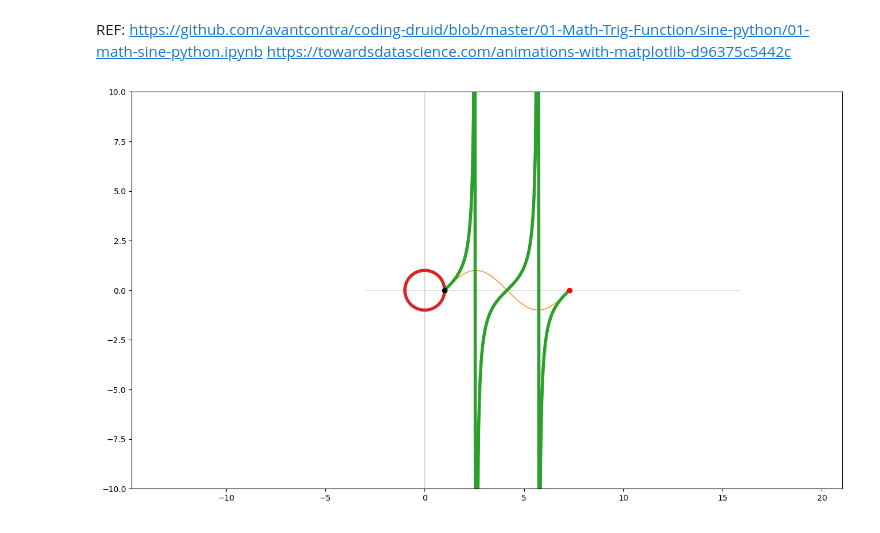
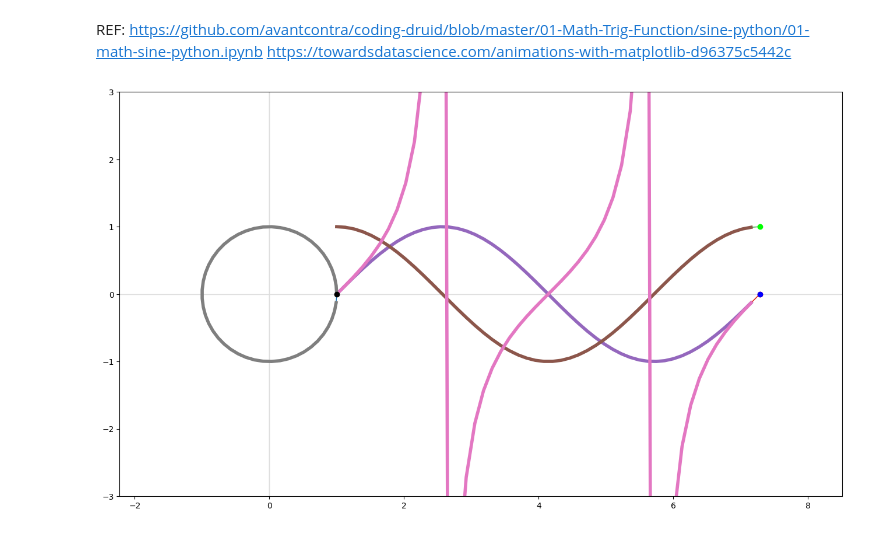
Before and after one commit to LeonMac/notebook, a Jupyter notebook: edu/triangle.ipynb, the cells around one changed output. Cells and saved outputs as stored; diff of their text form; code cells hidden in the pictures.

Commit message:
add cosin and tang

```diff
--- a/edu/triangle.ipynb
+++ b/edu/triangle.ipynb
@@ -32,48 +26,78 @@ import numpy as np
 import matplotlib.pyplot as plt
 import matplotlib.animation as animation
 from pylab import rcParams
+
+LIMIT = 3
+NUM   = 50
+INTV  = 200
+
 rcParams['figure.figsize'] = 16, 9
 
 fig, ax = plt.subplots(1,1)
 plt.axis('equal')
 
 # set x/y limit
 ax.set_xlim([0, 2*np.pi])
-ax.set_ylim([-10, 10])
+ax.set_ylim([-1*LIMIT, 1*LIMIT])
 
 # sine function plot
-x = np.linspace(0, 2*np.pi, 100)
-y = np.tan(x)
+x = np.linspace(0, 2*np.pi, NUM)
+sy = np.sin(x)
+cy = np.cos(x)
+ty = np.tan(x)
 
 # x axis path
-ax.plot(3*x - 3, 0*y, linewidth=1, color='#dddddd')
+ax.plot(3*x-3, 0*sy, linewidth=1, color='#dddddd')  # grey color
 # y axis path
-ax.plot(0*x, 2.5*y, linewidth=1, color='#dddddd')
+ax.plot(0*x, LIMIT*sy, linewidth=1, color='#dddddd')
 
 # unit circle path
 ax.plot(np.cos(x), np.sin(x), linewidth=1)
+
+x_axis = x + 1 # right shift 1 so not overlap with unit cicle
+
 # sine path
-ax.plot(x + 1, np.sin(x), linewidth=1)
+ax.plot(x_axis, np.sin(x), linewidth=1)
 
+# cosin path
+ax.plot(x_axis, np.cos(x), linewidth=1)
+
+# tang path
+ax.plot(x_axis, np.tan(x), linewidth=1)
 
 # ------ anim -------
-sineLine, = ax.plot([], [], linewidth=4)
-sineDot, = ax.plot([], [], 'o', color='#ff0000')
+# sineLine, = ax.plot([], [], linewidth=4)
+# sineDot, = ax.plot([], [], 'o', color='#ff0000')
+# circleLine, = ax.plot([], [],linewidth=4)
+# circleDot, = ax.plot([], [], 'o', color='black')
 
-circleLine, = ax.plot([], [],linewidth=4)
-circleDot, = ax.plot([], [], 'o', color='black')
+def get_anim_obj(ax, line_width, color):
+    line_obj, = ax.plot([], [], linewidth=line_width)
+    dot_obj , = ax.plot([], [], 'o', color=color)
+    return line_obj, dot_obj
 
-def sineAnim(i):
+sineLine, sineDot = get_anim_obj(ax, 4, '#ff0000')
+cosLine,  cosDot  = get_anim_obj(ax, 4, '#00ff00')
+tanLine,  tanDot  = get_anim_obj(ax, 4, '#0000ff')
+circleLine, circleDot = get_anim_obj(ax, 4, 'black')
+
+def Anim(i):
     # sine anim
-    sineLine.set_data(x[:i] + 1,y[:i])
-    sineDot.set_data(x[i] + 1, y[i])
+    sineLine.set_data(x[:i] + 1, sy[:i])
+    sineDot.set_data (x[i]  + 1, sy[i])
+    # cos anim
+    cosLine.set_data (x[:i] + 1, cy[:i])
+    cosDot.set_data  (x[i]  + 1, cy[i])
+    # tan anim
+    tanLine.set_data (x[:i] + 1, ty[:i])
+    tanDot.set_data  (x[i]  + 1, ty[i])
     # circle anim
     circleLine.set_data(np.cos(x[:i]), np.sin(x[:i]))
     circleDot.set_data(np.cos(x[i]), np.sin(x[i]))
 
-anim = animation.FuncAnimation(fig, sineAnim, frames=len(x), interval=50)
+anim = animation.FuncAnimation(fig, Anim, frames=len(x), interval=INTV)
 # -------------
 
-anim.save('sine-py-effect.mp4', writer='ffmpeg')
+anim.save('triangle-py-effect.mp4', writer='ffmpeg')
 # %% [output]
-[figure, old version]
+[figure, new version]
```
Also changed, not shown: parts of 5 cells of this notebook.
